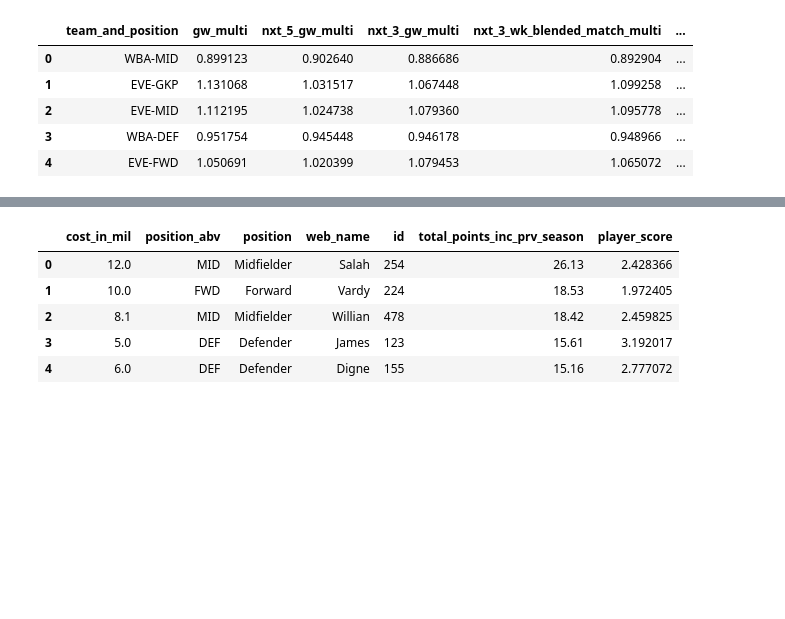
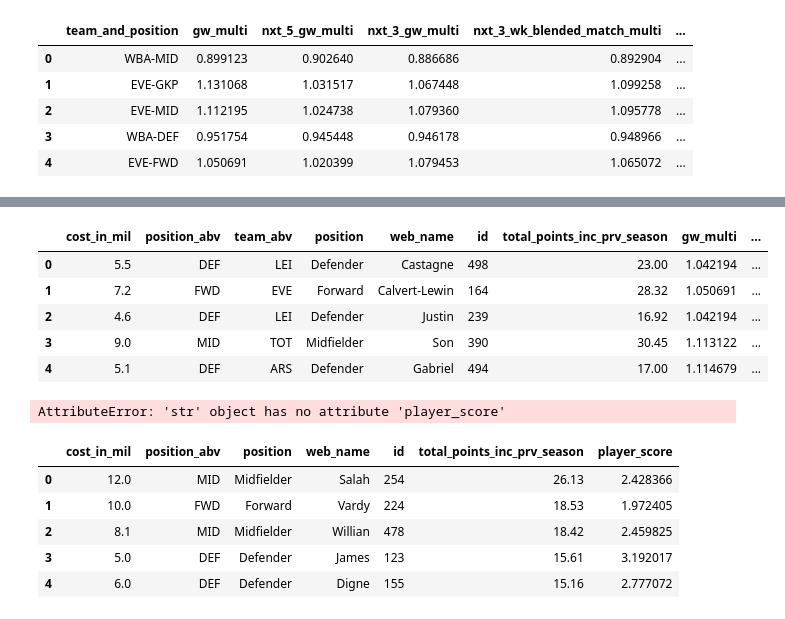
Before and after one commit to Murry-Ovo/murry_code, a Jupyter notebook: Fantasy Premier League/FPL - Moneyball v3.ipynb, the cells around one changed output, grey strips where cells are left out. Saved outputs shown, nothing was run; the diff lists cells and outputs as text; code cells hidden in the pictures; blank space fills up the shorter version.

```diff
--- a/Fantasy Premier League/FPL - Moneyball v3.ipynb
+++ b/Fantasy Premier League/FPL - Moneyball v3.ipynb
@@ -822,43 +842,69 @@ points_top_players = slim_player_fix_df[['cost_in_mil',
                                          'web_name',
                                          'id',
                                          'total_points_inc_prv_season',
+                                         'gw_multi',
                                          'player_score'
                                         ]].copy()
 
 points_top_players = points_top_players[points_top_players.player_score > 0.0]
 
 points_top_players = points_top_players.sort_values(by=['total_points_inc_prv_season'], ascending=False).reset_index(drop = True)
 
 # Creating a data frame of players ordered by their player score (to get the most cost effective players)
 
 player_score_top_players = slim_player_fix_df[['cost_in_mil',
                                                'position_abv',
                                                'team_abv',
                                                'position',
                                                'web_name',
                                                'id',
                                                'total_points_inc_prv_season',
+                                               'gw_multi',
                                                'player_score'
                                               ]].copy()
 
 player_score_top_players = player_score_top_players[player_score_top_players.player_score > 0.0]
 
 player_score_top_players = player_score_top_players.sort_values(by=['player_score'], ascending=False).reset_index(drop = True)
 
 # points_top_players.head(20)
 player_score_top_players.head(20)
 
-# ## Specifying the filename and path (Location to export the CSV to)
-player_score_top_players_filename = 'FPL_player_score_top_players_3gw-'
-datetime = dt.now().strftime("%Y%m%d-%H%M%S")
-player_score_top_players_filename_path = 'C:\\Python CSV Output\\'+player_score_top_players_filename+datetime+'.csv'
-player_score_top_players.to_csv(player_score_top_players_filename_path, index = False)
 
+# ## Specifying the filenames and paths (Location to export the CSV to)
+# player_score_top_players_filename = 'FPL_player_score_top_players_3gw-'
+# points_top_players_filename = 'FPL_points_top_players_3gw-'
 
-# slim_player_fix_df.to_csv(slim_player_fix_df_path, index = False)
+# datetime = dt.now().strftime("%Y%m%d-%H%M%S")
 
-# print(len(points_top_players))
-# print(len(player_score_top_players))
+# player_score_top_players_path = 'C:\\Python CSV Output\\'+player_score_top_players_filename+datetime+'.csv'
+# points_top_players_path = 'C:\\Python CSV Output\\'+points_top_players_filename+datetime+'.csv'
+
+# player_score_top_players.to_csv(player_score_top_players_path, index = False)
+# points_top_players.to_csv(points_top_players_path, index = False)
+
+# points_top_players.head(20)
+player_score_top_players.head(5)
+# %% [output]
+|  | cost_in_mil | position_abv | team_abv | position | web_name | id | total_points_inc_prv_season | gw_multi | ... |
+| 0 | 5.5 | DEF | LEI | Defender | Castagne | 498 | 23.00 | 1.042194 | ... |
+| 1 | 7.2 | FWD | EVE | Forward | Calvert-Lewin | 164 | 28.32 | 1.050691 | ... |
+| 2 | 4.6 | DEF | LEI | Defender | Justin | 239 | 16.92 | 1.042194 | ... |
+| 3 | 9.0 | MID | TOT | Midfielder | Son | 390 | 30.45 | 1.113122 | ... |
+| 4 | 5.1 | DEF | ARS | Defender | Gabriel | 494 | 17.00 | 1.114679 | ... |
+# %%
+
+# print(player_score_top_players.type())
+
+# player_score_top_players.dtypes
+
+for player in player_score_top_players:
+    if player.player_score > 3:
+        print(player[['web_name','player_score']])
+    else:
+        pass
+# %% [output]
+AttributeError: 'str' object has no attribute 'player_score'
 # %%
 def get_money_team_objects(budget = 100, star_player_limit = 3, gk = 2, df = 5, md = 5, fwd = 3):
     money_team = []
```
Also changed, not shown: parts of 3 cells of this notebook, 1 other file.
